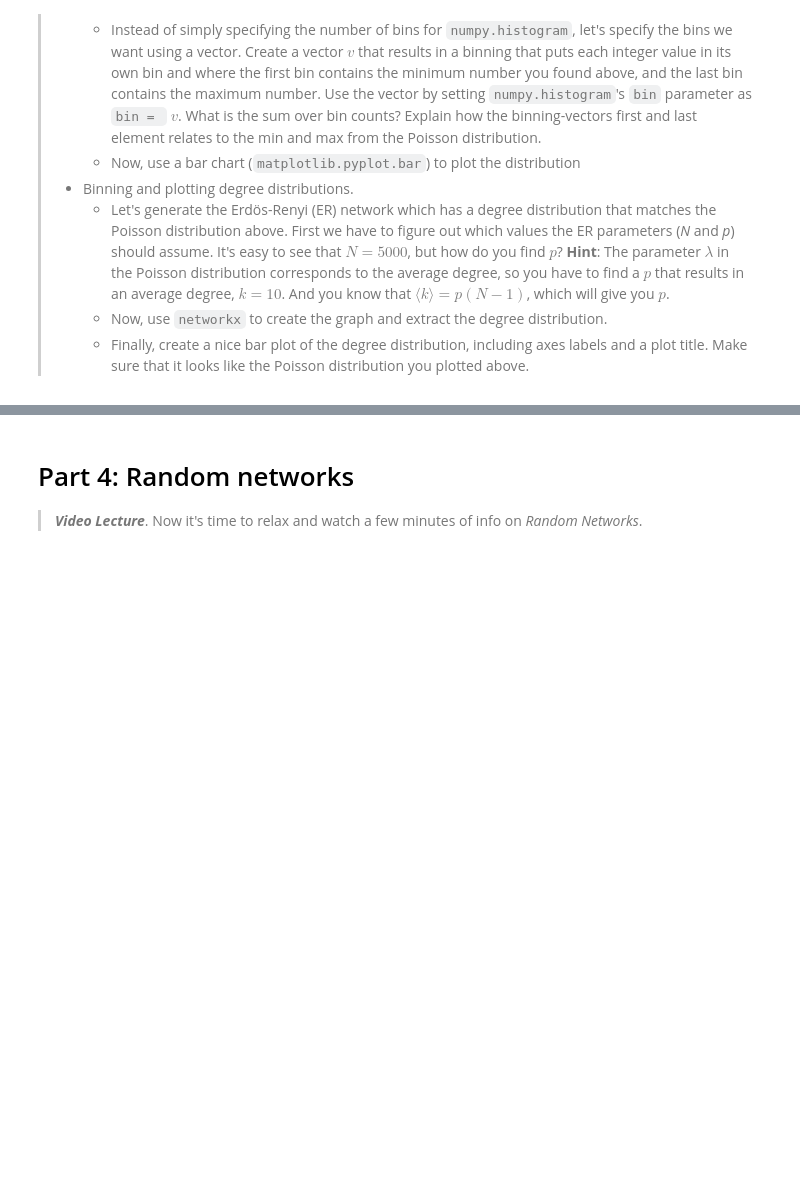
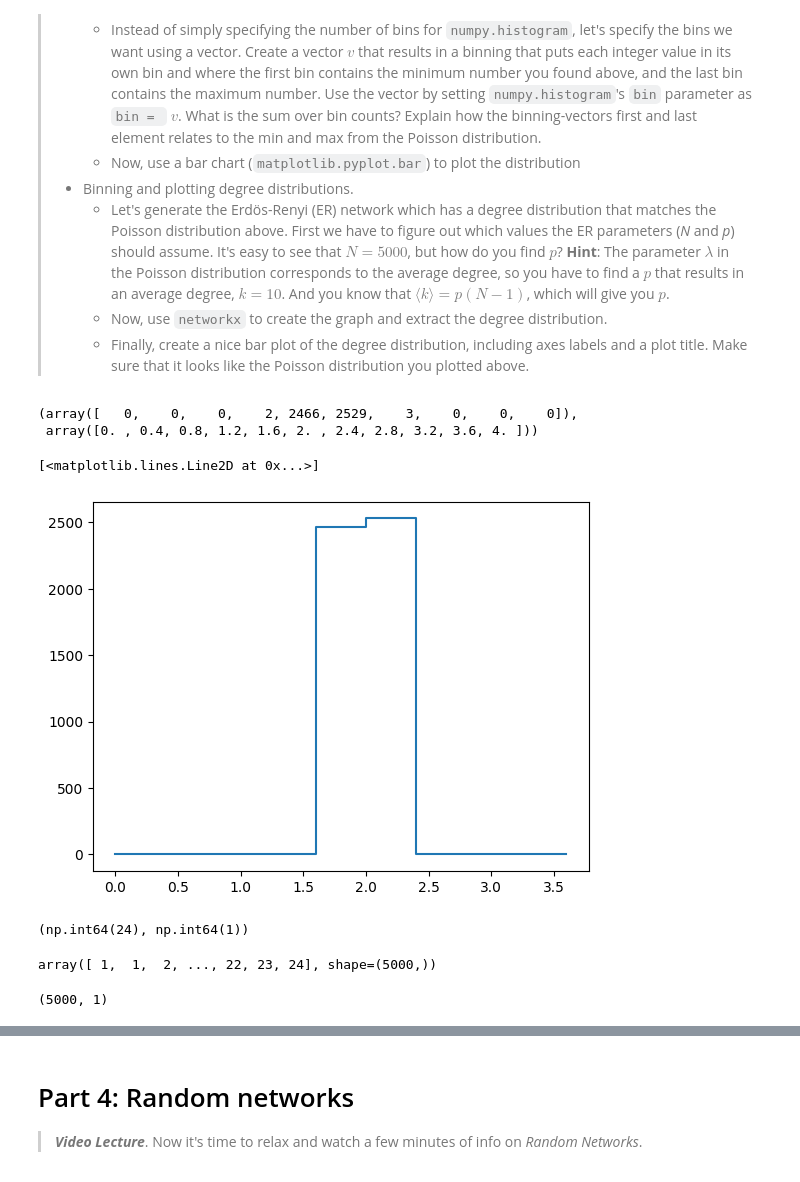
Before and after one commit to tzikos/Social-Graphs-and-Interactions, a Jupyter notebook: Week2/Week2.ipynb, the cells around one changed output, grey strips where cells are left out. Cells and saved outputs as stored; diff of their text form; code cells hidden in the pictures; blank space fills up the shorter version.

```diff
--- a/Week2/Week2.ipynb
+++ b/Week2/Week2.ipynb
@@ -123,0 +129,14 @@ As I hint right above, this exercise is about you discovering nuances of binning
+# %%
+data = [random.gauss(2, 1/8) for _ in range(5000)]
+# %%
+hist = np.histogram(data, bins=10, range=(0,4))
+# %%
+hist
+# %% [output]
+(array([   0,    0,    0,    2, 2466, 2529,    3,    0,    0,    0]),
+ array([0. , 0.4, 0.8, 1.2, 1.6, 2. , 2.4, 2.8, 3.2, 3.6, 4. ]))
+# %%
+plt.plot(hist[1][:-1], hist[0], drawstyle='steps-post')
+# %% [output]
+[<matplotlib.lines.Line2D at 0x...>]
+[figure, added]
@@ -123,0 +145,9 @@ As I hint right above, this exercise is about you discovering nuances of binning
+# %%
+psn.max(), psn.min()
+# %% [output]
+(np.int64(24), np.int64(1))
+# %%
+psn.sort()
+psn
+# %% [output]
+array([ 1,  1,  2, ..., 22, 23, 24], shape=(5000,))
@@ -123,0 +156,4 @@ As I hint right above, this exercise is about you discovering nuances of binning
+# %%
+v.shape
+# %% [output]
+(5000, 1)
```
Also changed, not shown: parts of 13 cells of this notebook.
